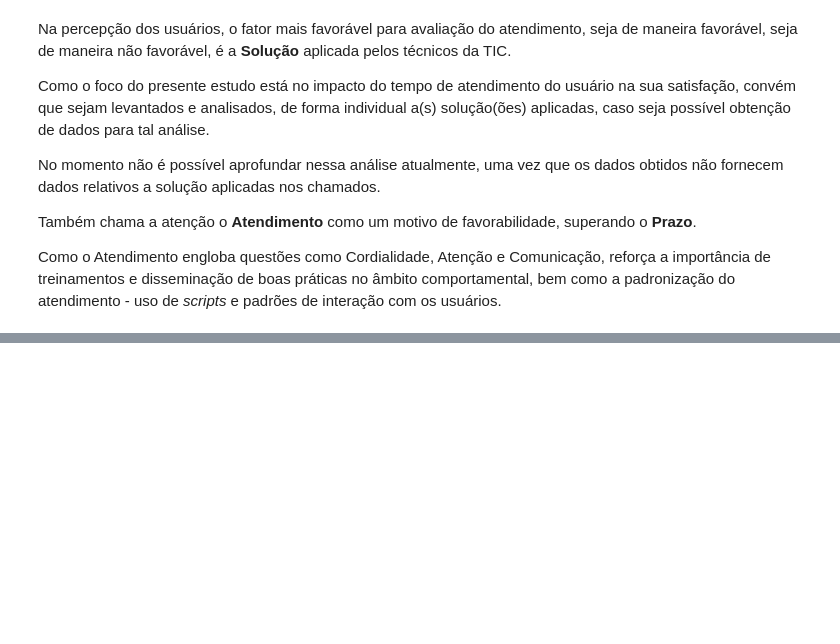
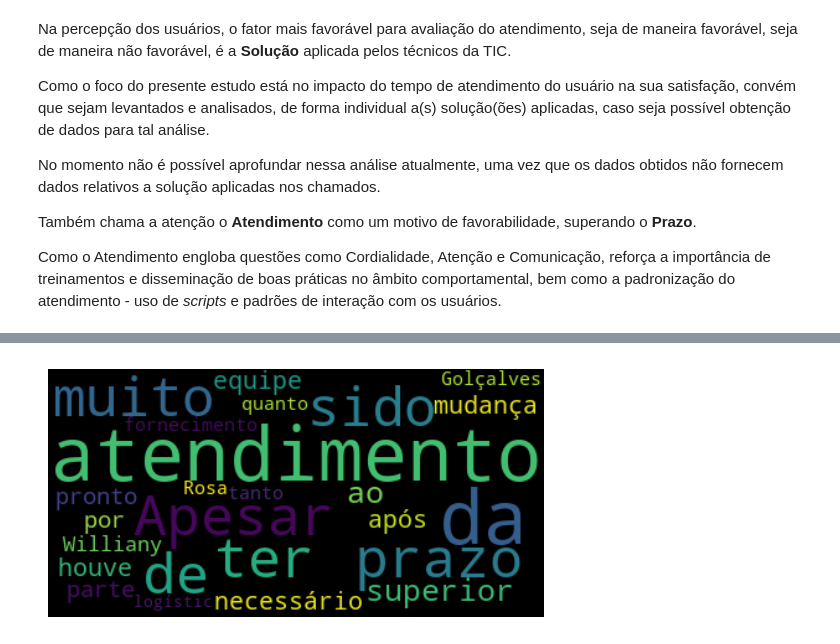
Before and after one commit to leonelmajewski/BIMaster_Trabalho_Final, a Jupyter notebook: Trabalho Final.ipynb, the cells around one changed output, grey strips where cells are left out. Cells and saved outputs as stored; diff of their text form; code cells hidden in the pictures; blank space fills up the shorter version.

```diff
--- a/Trabalho Final.ipynb
+++ b/Trabalho Final.ipynb
@@ -749,0 +765,4 @@ Como o Atendimento engloba questões como Cordialidade, Atenção e Comunicaçã
+# %%
+base_tratada = pd.read_csv(r'base_tratada.csv', encoding='ISO-8859-1')
+
+base_tratada.head()
@@ -749,0 +777,4 @@ Como o Atendimento engloba questões como Cordialidade, Atenção e Comunicaçã
+# %%
+comentarios_filtrados = base_tratada[base_tratada['Comentário'].notnull()]
+
+comentarios_filtrados.head()
@@ -749,0 +789,13 @@ Como o Atendimento engloba questões como Cordialidade, Atenção e Comunicaçã
+# %%
+# Start with one review:
+texto = comentarios_filtrados.Comentário[130]
+
+# Create and generate a word cloud image:
+wordcloud = WordCloud().generate(texto)
+
+# Display the generated image:
+plt.imshow(wordcloud, interpolation='bilinear')
+plt.axis("off")
+plt.show()
+# %% [output]
+[figure, added]
```
Also changed, not shown: parts of 26 cells of this notebook, 7 other files.
